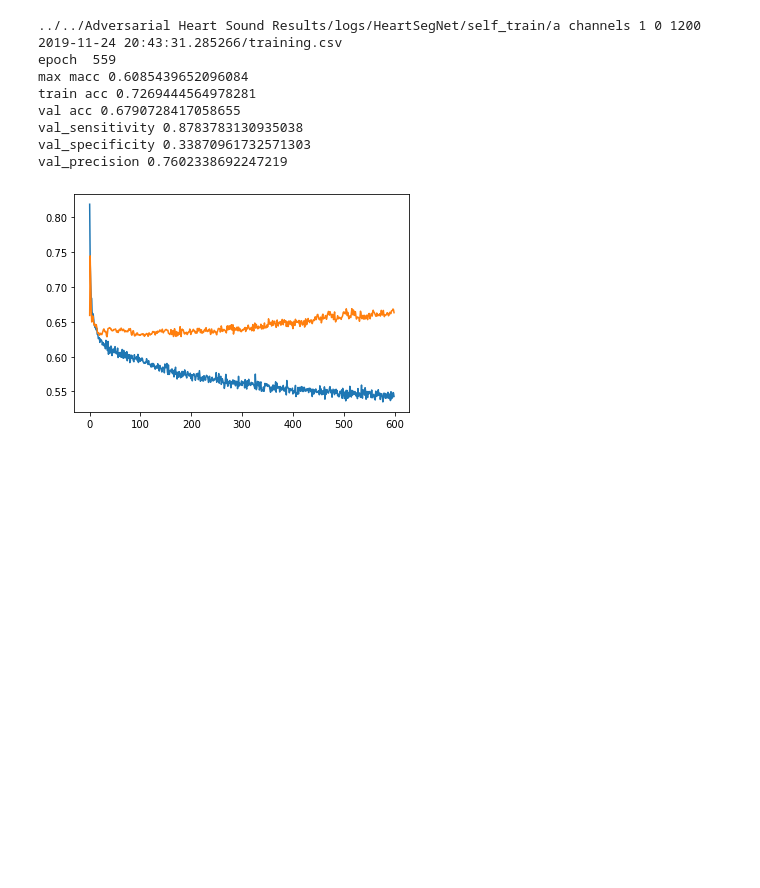
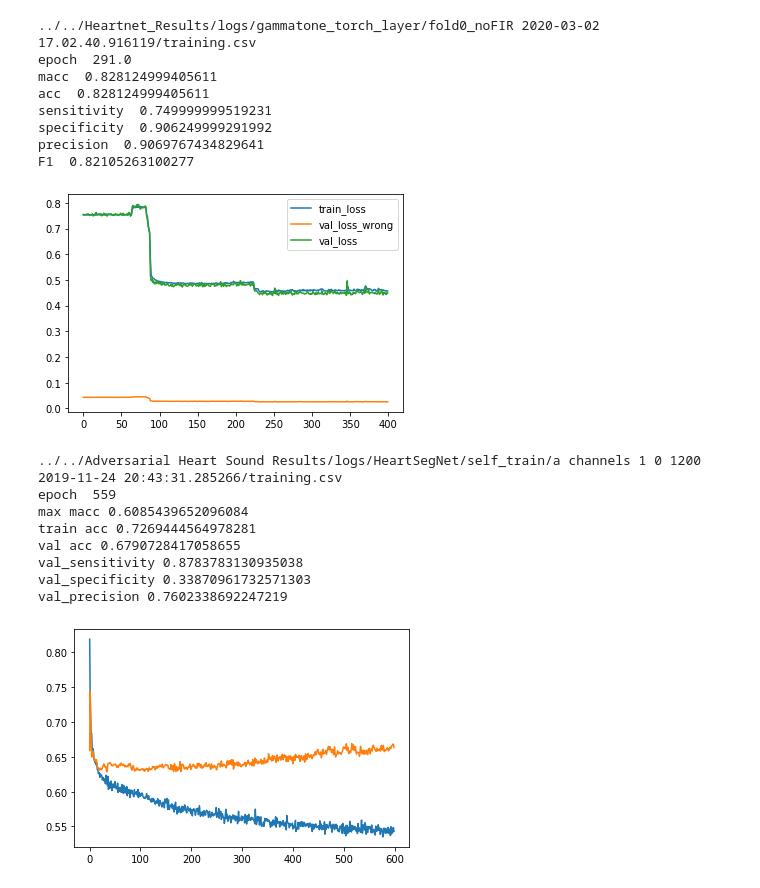
Before and after one commit to IstiaqAnsari/SpectNet, a Jupyter notebook: codes/result analysis .ipynb, the cells around one changed output. Saved outputs shown, nothing was run; the diff lists cells and outputs as text; code cells hidden in the pictures; blank space fills up the shorter version.

```diff
--- a/codes/result analysis .ipynb
+++ b/codes/result analysis .ipynb
@@ -127,0 +220,3 @@ TypeError: 'NoneType' object is not iterable
+# %%
+col = ["Methods","acc_a","acc_b","acc_c","acc_d","acc_e","acc_avg",
+          "sensitivity","precision","specificity","F1"]
@@ -131,7 +249,7 @@ TypeError: 'NoneType' object is not iterable
 # %%
 fold = ['abcdef 2019-11-12 13:25:37.761305','abcdef 2019-11-11 15:19:29.468348']
 # %%
-log_dir = '../../Adversarial Heart Sound Results/logs/'
+log_dir = '../../Heartnet_Results/logs/'
 def lossplot(fold,figsize=None,limy=None,params = []):
     filepath = [os.path.join(r,fold,'training.csv') for r,d,f in os.walk(log_dir) if fold in d][0]
     if(os.path.isfile(filepath)):
@@ -140,20 +258,35 @@ def lossplot(fold,figsize=None,limy=None,params = []):
         if(figsize is not None):
             plt.figure(figsize=figsize)
 
-        fig = plt.plot(df['class_loss'])
-        fig = plt.plot(df['val_class_loss'])
+        losses = [x for x in df.keys() if('loss' in x)]
+        for x in losses:
+            plt.plot(np.array(df[x]),label=x)
+        plt.legend()
+#         fig = plt.plot(df['class_loss'])
+#         fig = plt.plot(df['val_class_loss'])
         if(limy is not None):
             x1,x2,y1,y2 = plt.axis()
             plt.axis((x1,x2,y1,limy[1]))
         print(filepath)
         df.sort_values(by='val_macc',ascending=False,inplace = True)
-        print('epoch ', df.iloc[0]['epoch'])
-        print('max macc',(df.iloc[0]['val_macc']))
-        print('train acc', (df.iloc[0]['class_acc']))
-        print('val acc', (df.iloc[0]['val_class_acc']))
-        print('val_F1',(df.iloc[0]['val_F1']))
-        print('val_sensitivity', (df.iloc[0]['val_sensitivity']))
-        print('val_specificity', (df.iloc[0]['val_specificity']))
-        print('val_precision', (df.iloc[0]['val_precision']))
+        metrics = ['epoch','macc','acc','sensitivity','specificity','precision','F1']
+
+        def printmetric(x,keys):
+            param = "Not available"
+            for k in keys:
+                if(x in k):
+                    param = df.iloc[0][k]
+            print(x+' ',param)
+
+        for x in metrics:
+            printmetric(x,df.keys())
+#         print('epoch ', df.iloc[0]['epoch'])
+#         print('max macc',(df.iloc[0]['val_macc']))
+#         print('train acc', (df.iloc[0]['class_acc']))
+#         print('val acc', (df.iloc[0]['val_class_acc']))
+#         print('val_F1',(df.iloc[0]['val_F1']))
+#         print('val_sensitivity', (df.iloc[0]['val_sensitivity']))
+#         print('val_specificity', (df.iloc[0]['val_specificity']))
+#         print('val_precision', (df.iloc[0]['val_precision']))
         for x in params:
             print(x,(df.iloc[0][x]))
@@ -162,3 +293,16 @@ lossplot(fold[0]) ## un balanced
+# %%
+log_dir = '../../Heartnet_Results/logs/'
+lossplot('fold0_noFIR 2020-03-02 17.02.40.916119')
+# %% [output]
+../../Heartnet_Results/logs/gammatone_torch_layer/fold0_noFIR 2020-03-02 17.02.40.916119/training.csv
+epoch  291.0
+macc  0.828124999405611
+acc  0.828124999405611
+sensitivity  0.749999999519231
+specificity  0.906249999291992
+precision  0.9069767434829641
+F1  0.82105263100277
+[figure, added]
 # %%
 lossplot('a channels 1 0 1200 2019-11-24 20:43:31.285266')
 # %% [output]
```
Also changed, not shown: parts of 19 cells of this notebook, 6 other files.
